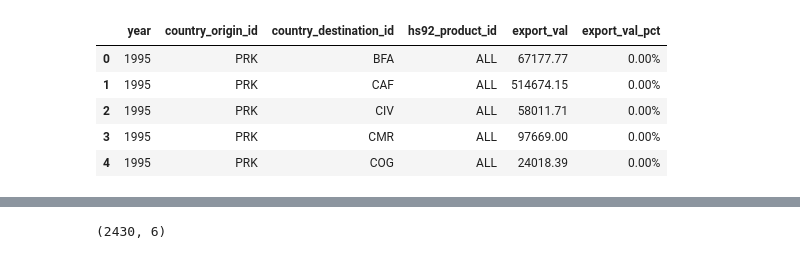
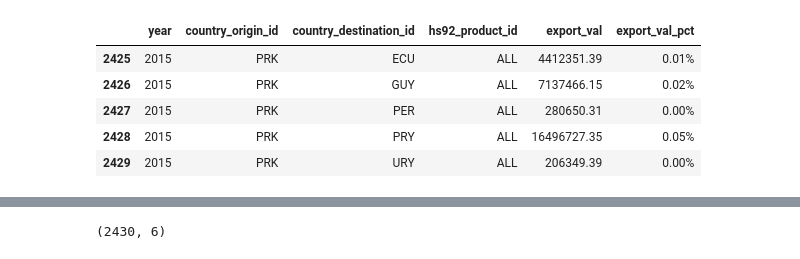
Before and after one commit to JulienAssouline/data-studios-projects, a Jupyter notebook: code/North_Korea/North Korea.ipynb, the cells around one changed output, grey strips where cells are left out. Cells and saved outputs as stored; diff of their text form; code cells hidden in the pictures.

```diff
--- a/code/North_Korea/North Korea.ipynb
+++ b/code/North_Korea/North Korea.ipynb
@@ -4,0 +35,2 @@ import re
+# %%
+pd.options.display.float_format = '{:.2f}'.format
@@ -7,11 +90,11 @@ df_NK = pd.read_csv("North Korea imports - Sheet1.csv")
 # %%
 country_names = pd.read_csv("country names - Sheet1.csv")
 # %%
-df_NK.head()
+df_NK.tail()
 # %% [output]
 |  | year | country_origin_id | country_destination_id | hs92_product_id | export_val | export_val_pct |
-| 0 | 1995 | PRK | BFA | ALL | 67177.77 | 0.00% |
-| 1 | 1995 | PRK | CAF | ALL | 514674.15 | 0.00% |
-| 2 | 1995 | PRK | CIV | ALL | 58011.71 | 0.00% |
-| 3 | 1995 | PRK | CMR | ALL | 97669.00 | 0.00% |
-| 4 | 1995 | PRK | COG | ALL | 24018.39 | 0.00% |
+| 2425 | 2015 | PRK | ECU | ALL | 4412351.39 | 0.01% |
+| 2426 | 2015 | PRK | GUY | ALL | 7137466.15 | 0.02% |
+| 2427 | 2015 | PRK | PER | ALL | 280650.31 | 0.00% |
+| 2428 | 2015 | PRK | PRY | ALL | 16496727.35 | 0.05% |
+| 2429 | 2015 | PRK | URY | ALL | 206349.39 | 0.00% |
```
Also changed, not shown: parts of 18 cells of this notebook, 4 other files.
